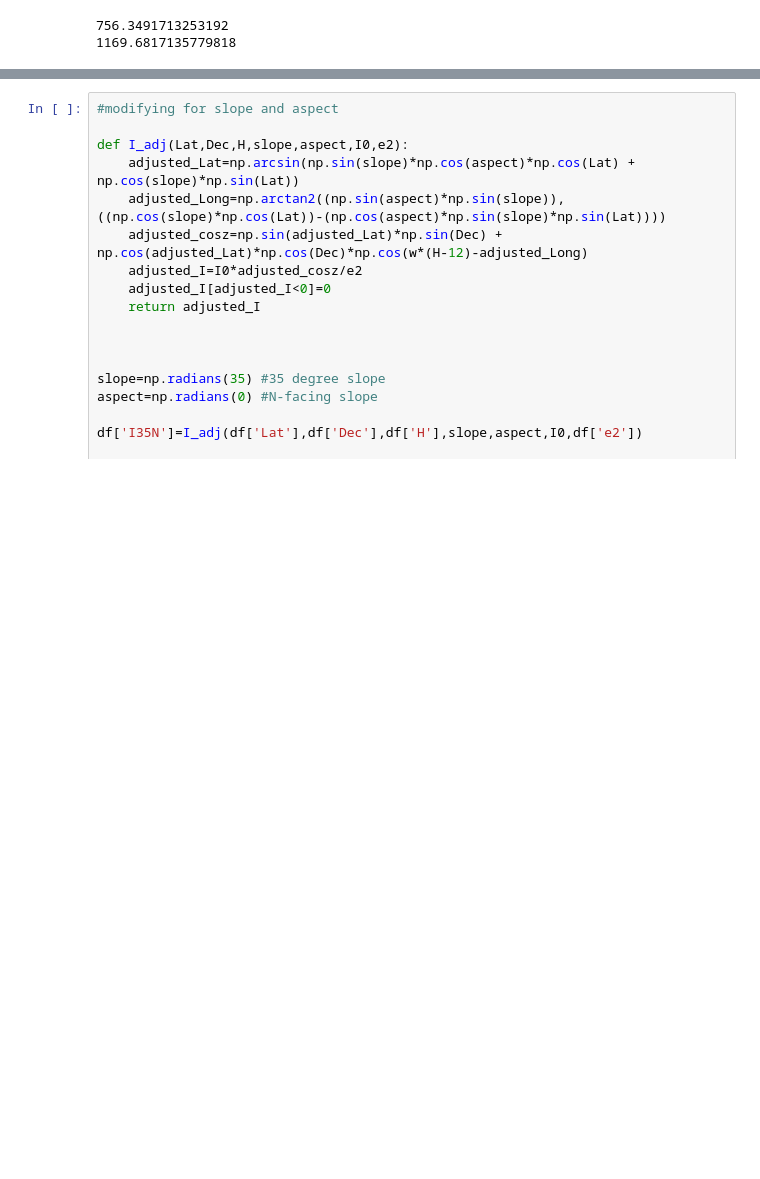
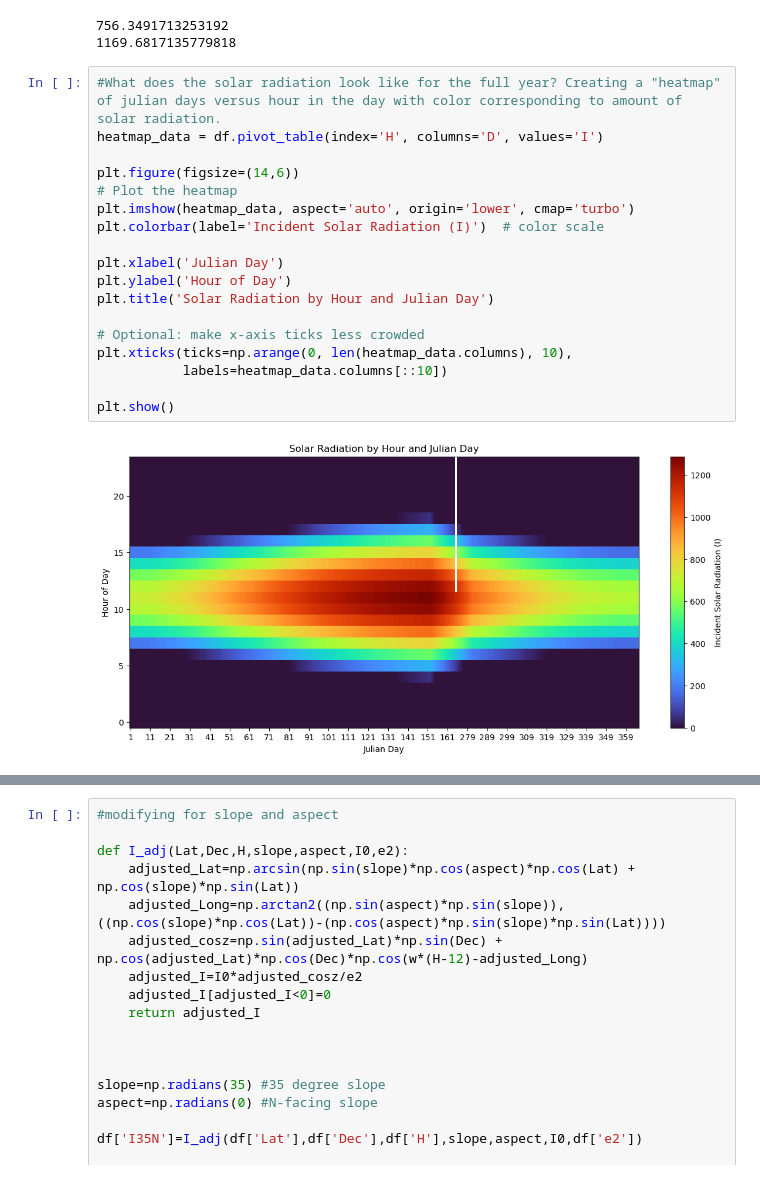
Before and after one commit to gretchenhough/Hough-S26, a Jupyter notebook: HW1/GEOS566 HW1 Solar Radiation.ipynb, the cells around one changed output, grey strips where cells are left out. Drawn from its saved outputs; the diff is of its cells as text; blank space fills up the shorter version.

```diff
--- a/HW1/GEOS566 HW1 Solar Radiation.ipynb
+++ b/HW1/GEOS566 HW1 Solar Radiation.ipynb
@@ -119,6 +119,26 @@ print(spring['I'].max())
 [figure]
 756.3491713253192
 1169.6817135779818
+# %%
+#What does the solar radiation look like for the full year? Creating a "heatmap" of julian days versus hour in the day with color corresponding to amount of solar radiation.
+heatmap_data = df.pivot_table(index='H', columns='D', values='I')
+
+plt.figure(figsize=(14,6))
+# Plot the heatmap
+plt.imshow(heatmap_data, aspect='auto', origin='lower', cmap='turbo')
+plt.colorbar(label='Incident Solar Radiation (I)')  # color scale
+
+plt.xlabel('Julian Day')
+plt.ylabel('Hour of Day')
+plt.title('Solar Radiation by Hour and Julian Day')
+
+# Optional: make x-axis ticks less crowded
+plt.xticks(ticks=np.arange(0, len(heatmap_data.columns), 10),
+           labels=heatmap_data.columns[::10])
+
+plt.show()
+# %% [output]
+[figure, added]
 # %%
 # What if true solar noon is at 12:24 pm? Then the hour difference from solar noon component needs to be H-12.4 instead of H-12. I don't think that 0.4 can have much of an impact inside a cosine function...
 
```
Also changed, not shown: parts of 10 cells of this notebook.
